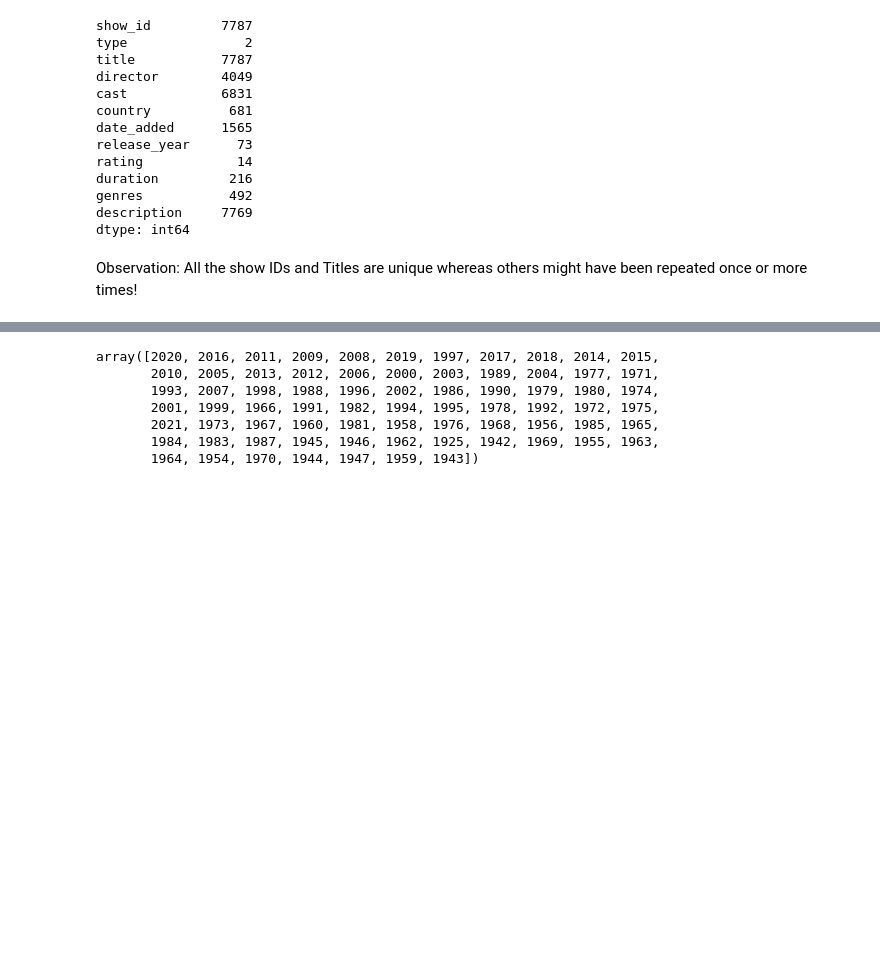
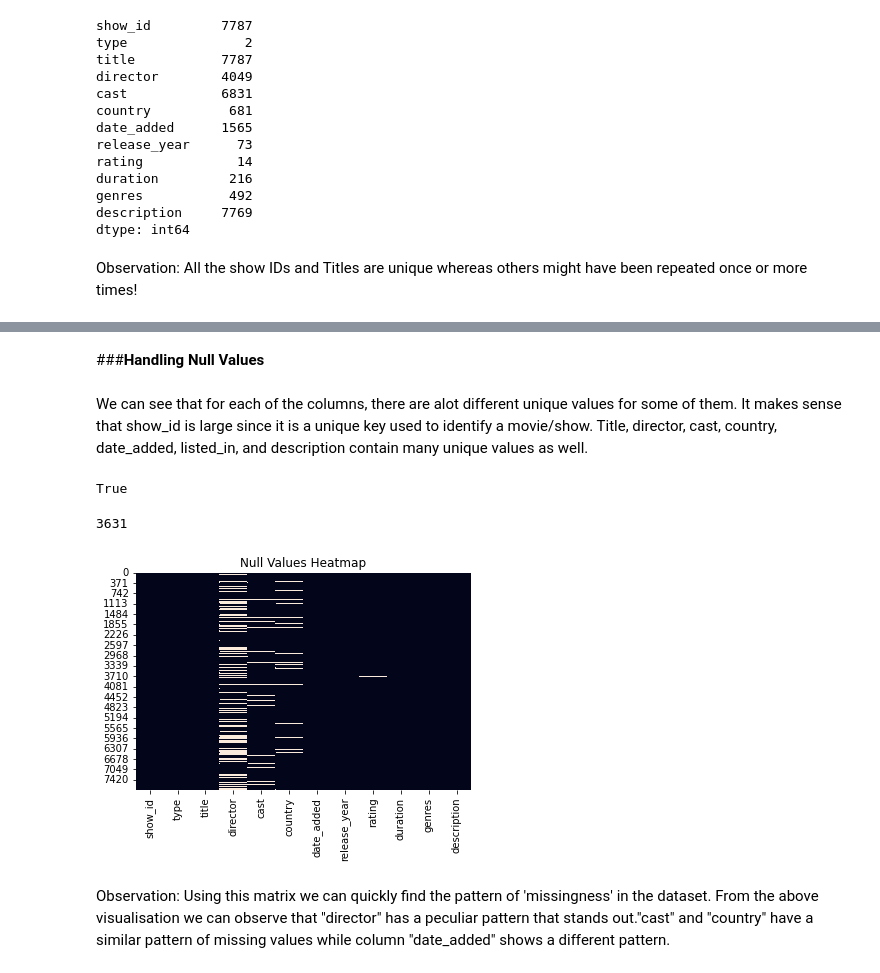
Before and after one commit to Harisha-AlmaBetter/NETFLIX-MOVIES-AND-TV-SHOWS-CLUSTERING, a Jupyter notebook: NETFLIX_MOVIES_AND_TV_SHOWS_CLUSTERING.ipynb, the cells around one changed output, grey strips where cells are left out. Cells and saved outputs as stored; diff of their text form; code cells hidden in the pictures; blank space fills up the shorter version.

```diff
--- a/NETFLIX_MOVIES_AND_TV_SHOWS_CLUSTERING.ipynb
+++ b/NETFLIX_MOVIES_AND_TV_SHOWS_CLUSTERING.ipynb
@@ -245,2 +236,0 @@ nf['rating'].replace(to_replace = np.nan, value = "NR",inplace=True)
-# %%
-nf['country'] = nf['country'].fillna(nf['country'].mode()[0])
@@ -273,3 +236,0 @@ dtype: int64
-# %%
-# dropping show ID as it is just for reference and no use.
-nf = nf.drop('show_id',axis=1)
@@ -330,5 +236,0 @@ nf.loc[nf['rating'] == '66 min']
-# %%
-# Updated the correct duration value.
-nf.loc[5541,'duration'] = '74 min'
-nf.loc[5794,'duration'] = '84 min'
-nf.loc[5813,'duration'] = '66 min'
@@ -352,14 +237,20 @@ Total records =  7787
-# %%
-nf['rating'].replace({'74 min':'NR'},inplace=True)
-nf['rating'].replace({'84 min':'NR'},inplace=True)
-nf['rating'].replace({'66 min':'NR'},inplace=True)
-# %%
-nf['release_year'].unique()
-# %% [output]
-array([2020, 2016, 2011, 2009, 2008, 2019, 1997, 2017, 2018, 2014, 2015,
-       2010, 2005, 2013, 2012, 2006, 2000, 2003, 1989, 2004, 1977, 1971,
-       1993, 2007, 1998, 1988, 1996, 2002, 1986, 1990, 1979, 1980, 1974,
-       2001, 1999, 1966, 1991, 1982, 1994, 1995, 1978, 1992, 1972, 1975,
-       2021, 1973, 1967, 1960, 1981, 1958, 1976, 1968, 1956, 1985, 1965,
-       1984, 1983, 1987, 1945, 1946, 1962, 1925, 1942, 1969, 1955, 1963,
-       1964, 1954, 1970, 1944, 1947, 1959, 1943])
+# %% [markdown]
+###<B>Handling Null Values
+# %% [markdown]
+We can see that for each of the columns, there are alot different unique values for some of them. It makes sense that show_id is large since it is a unique key used to identify a movie/show. Title, director, cast, country, date_added, listed_in, and description contain many unique values as well.
+# %%
+nf.isnull().values.any()
+# %% [output]
+True
+# %%
+nf.isnull().sum().sum()
+# %% [output]
+3631
+# %%
+sns.heatmap(nf.isnull(), cbar=False)
+plt.title('Null Values Heatmap')
+plt.show()
+# %% [output]
+[figure, added]
+# %% [markdown]
+Observation: Using this matrix we can quickly find the pattern of 'missingness' in the dataset. From the above visualisation we can observe that "director" has a peculiar pattern that stands out."cast" and "country" have a similar pattern of missing values while column "date_added" shows a different pattern.
```
Also changed, not shown: parts of 32 cells of this notebook.
